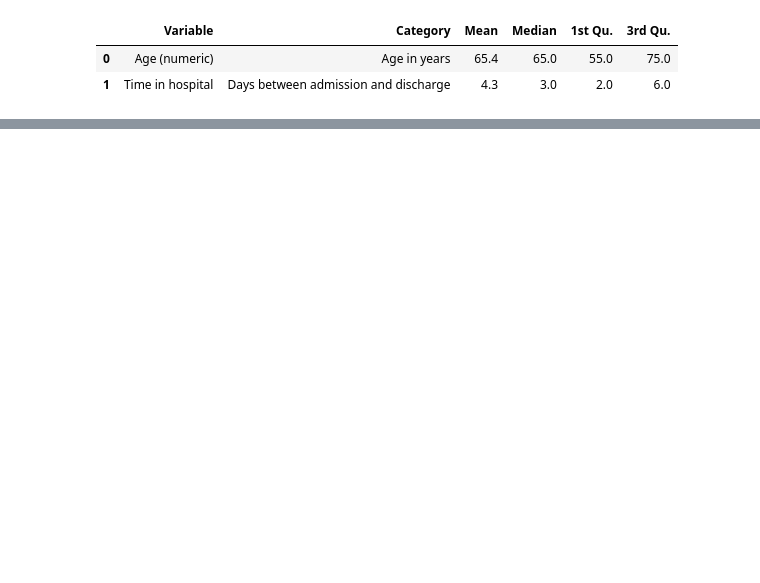
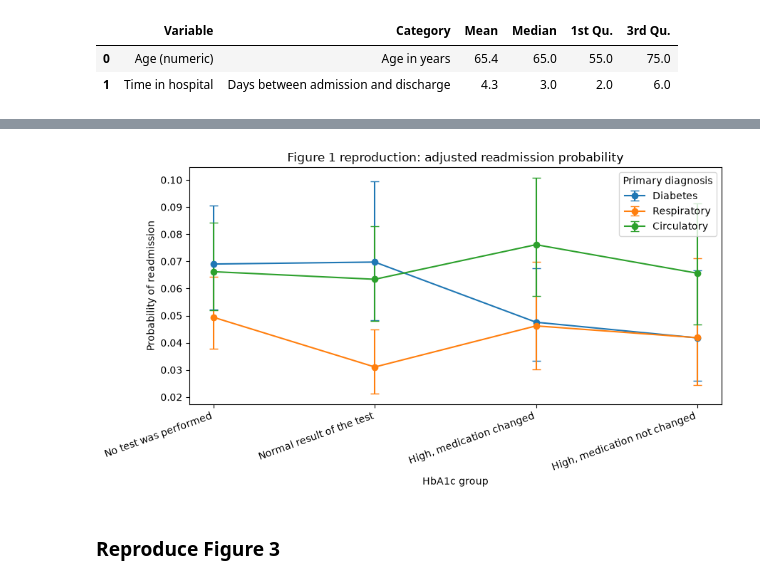
Before and after one commit to mxh210/Summer-Individual-Project, a Jupyter notebook: Processing_Pipeline/01_reproduce_core_paper.ipynb, the cells around one changed output, grey strips where cells are left out. Saved outputs shown, nothing was run; the diff lists cells and outputs as text; code cells hidden in the pictures; blank space fills up the shorter version.

```diff
--- a/Processing_Pipeline/01_reproduce_core_paper.ipynb
+++ b/Processing_Pipeline/01_reproduce_core_paper.ipynb
@@ -768,0 +1266,8 @@ display(table3_continuous)
+# %%
+model_final = smf.glm(
+    formula=formula_final,
+    data=df_model,
+    family=sm.families.Binomial()
+).fit(maxiter=200)
+
+print(model_final.summary())
@@ -768,0 +1726,8 @@ display(table3_continuous)
+# %%
+pred = model_final.get_prediction(fig1_grid).summary_frame(alpha=0.05)
+
+fig1_grid["predicted_probability"] = pred["mean"]
+fig1_grid["ci_lower"] = pred["mean_ci_lower"]
+fig1_grid["ci_upper"] = pred["mean_ci_upper"]
+
+fig1_grid
@@ -768,0 +1748,44 @@ display(table3_continuous)
+# %%
+hba1c_plot_order = [
+    "No test was performed",
+    "Normal result of the test",
+    "High, medication changed",
+    "High, medication not changed"
+]
+
+plt.figure(figsize=(9, 5))
+
+for diag in ["Diabetes", "Respiratory", "Circulatory"]:
+    sub = fig1_grid[fig1_grid["primary_diagnosis"] == diag].copy()
+    sub["hba1c_group"] = pd.Categorical(
+        sub["hba1c_group"],
+        categories=hba1c_plot_order,
+        ordered=True
+    )
+    sub = sub.sort_values("hba1c_group")
+
+    plt.errorbar(
+        sub["hba1c_group"],
+        sub["predicted_probability"],
+        yerr=[
+            sub["predicted_probability"] - sub["ci_lower"],
+            sub["ci_upper"] - sub["predicted_probability"]
+        ],
+        marker="o",
+        capsize=4,
+        label=diag
+    )
+
+plt.xlabel("HbA1c group")
+plt.ylabel("Probability of readmission")
+plt.title("Figure 1 reproduction: adjusted readmission probability")
+plt.xticks(rotation=20, ha="right")
+plt.legend(title="Primary diagnosis")
+plt.tight_layout()
+
+plt.savefig(FIGURE_DIR / "figure1_adjusted_readmission_probability.png", dpi=300)
+plt.show()
+# %% [output]
+[figure, added]
+# %% [markdown]
+### Reproduce Figure 3
```
Also changed, not shown: parts of 34 cells of this notebook, 10 other files.
